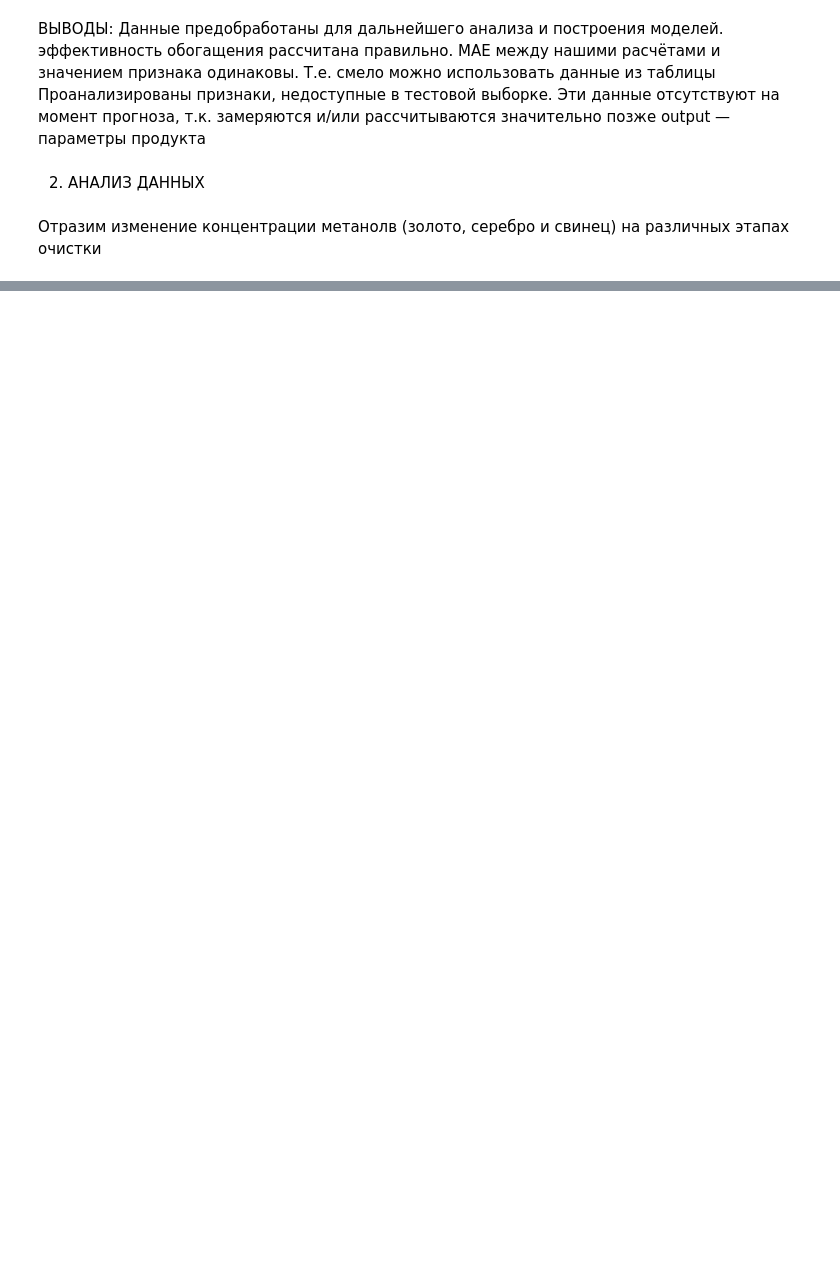
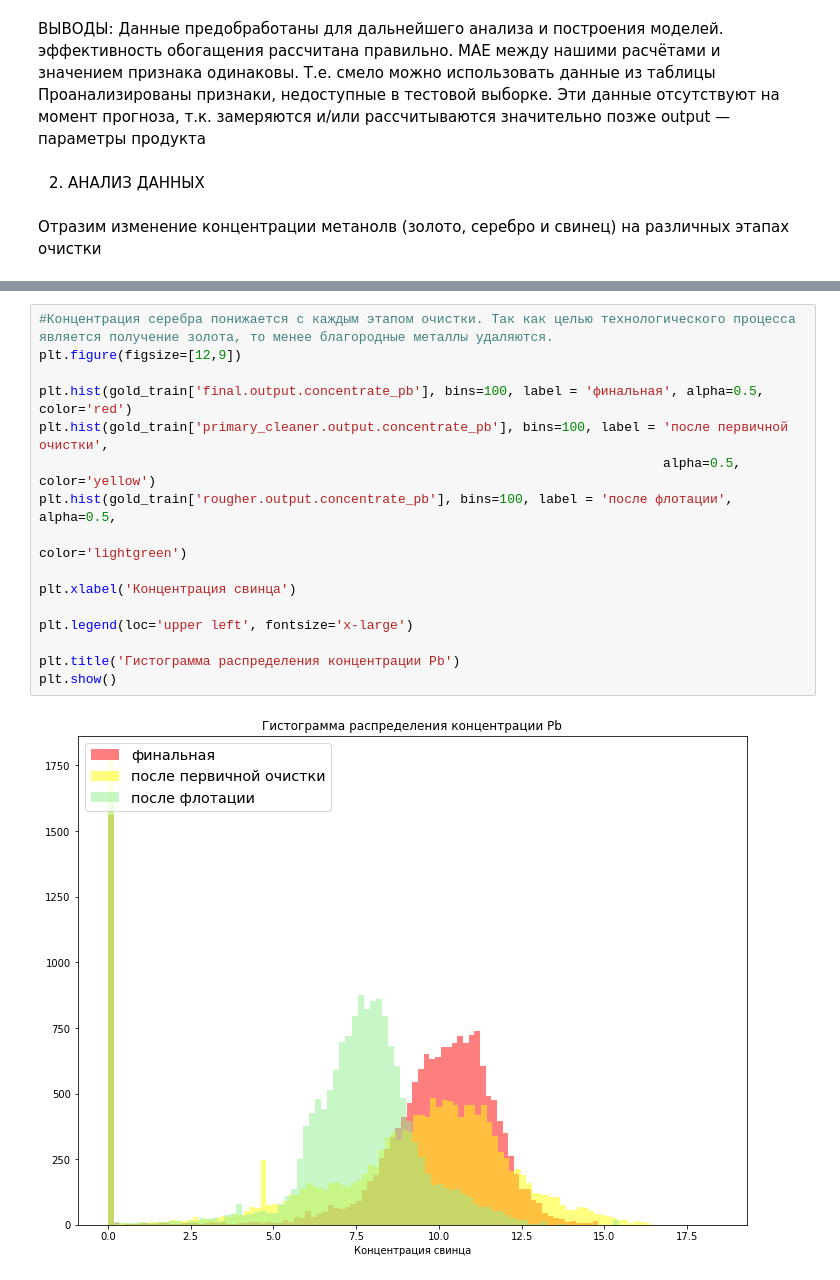
Before and after one commit to RuslanYusup/ProjectWork, a Jupyter notebook: notebook/pet_1/Ml_metal_gold.ipynb, the cells around one changed output, grey strips where cells are left out. Cells and saved outputs as stored; diff of their text form; blank space fills up the shorter version.

```diff
--- a/notebook/pet_1/Ml_metal_gold.ipynb
+++ b/notebook/pet_1/Ml_metal_gold.ipynb
@@ -324,0 +343,18 @@ TypeError: 'module' object is not callable
+# %%
+#Концентрация серебра понижается с каждым этапом очистки. Так как целью технологического процесса является получение золота, то менее благородные металлы удаляются.
+plt.figure(figsize=[12,9])
+
+plt.hist(gold_train['final.output.concentrate_pb'], bins=100, label = 'финальная', alpha=0.5, color='red')
+plt.hist(gold_train['primary_cleaner.output.concentrate_pb'], bins=100, label = 'после первичной очистки',
+                                                                                alpha=0.5, color='yellow')
+plt.hist(gold_train['rougher.output.concentrate_pb'], bins=100, label = 'после флотации', alpha=0.5,
+                                                                                       color='lightgreen')
+
+plt.xlabel('Концентрация свинца')
+
+plt.legend(loc='upper left', fontsize='x-large')
+
+plt.title('Гистограмма распределения концентрации Pb')
+plt.show()
+# %% [output]
+[figure, added]
```
Also changed, not shown: parts of 42 cells of this notebook.
